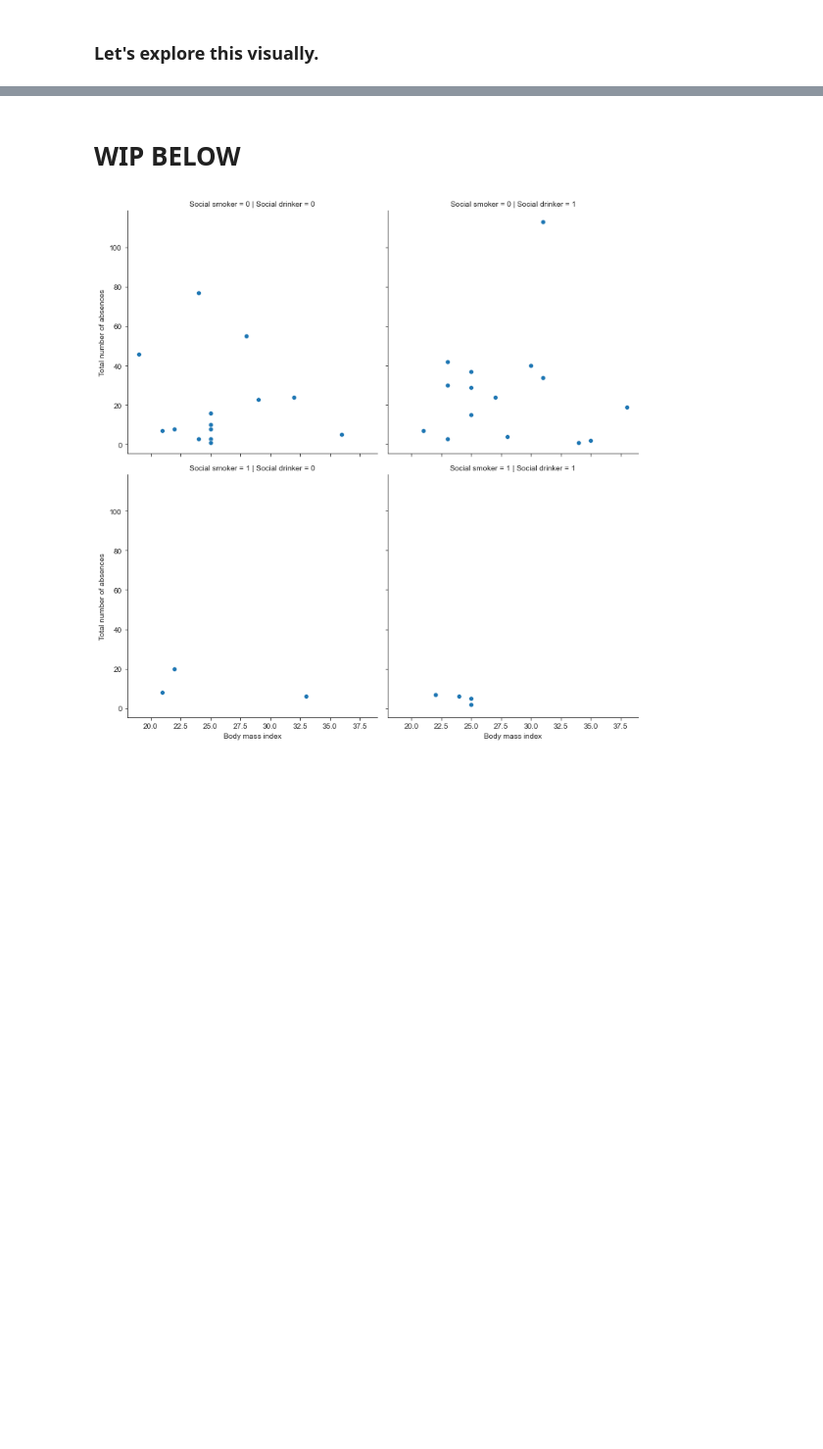
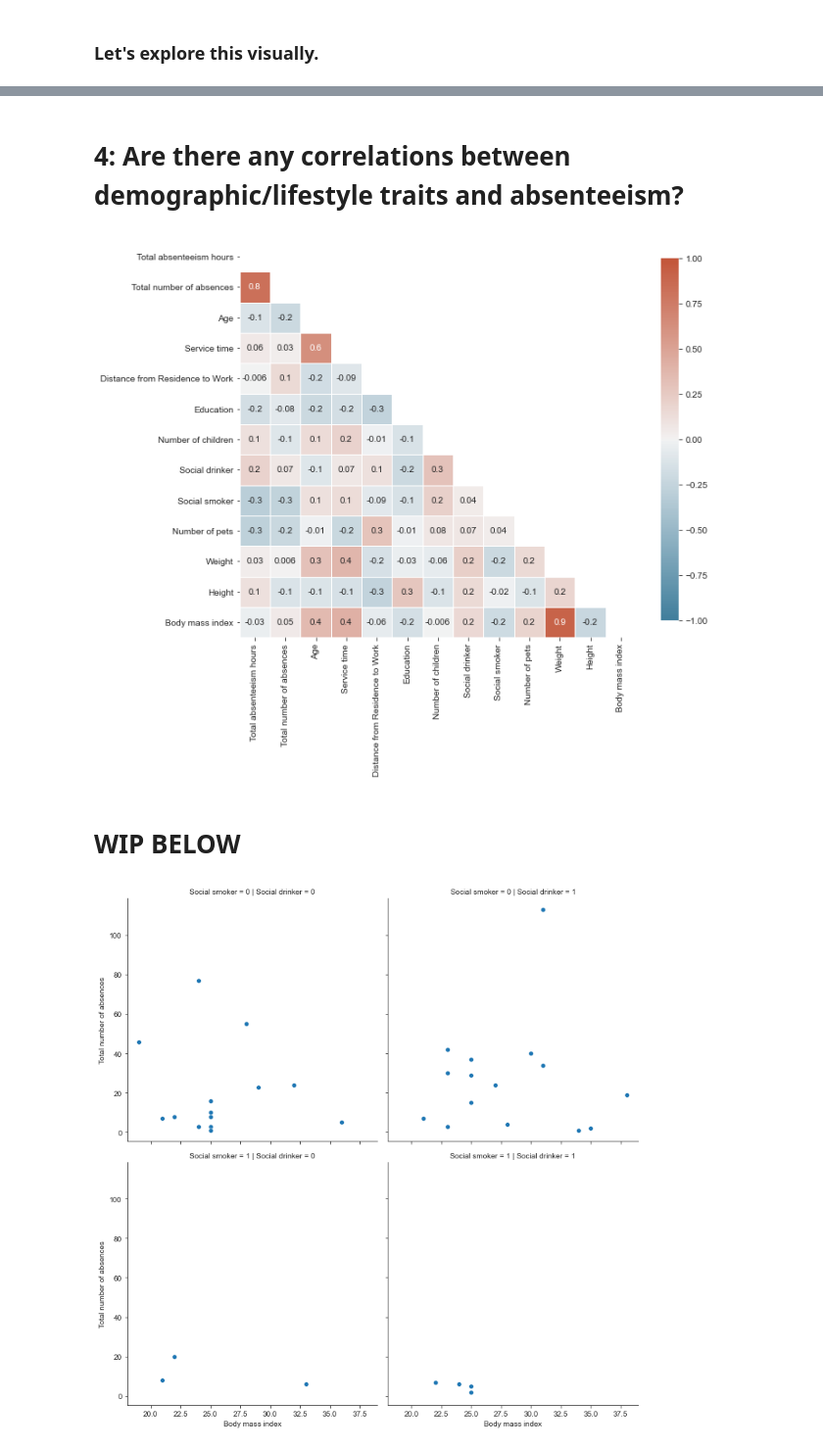
Before and after one commit to diweiho/Absenteeism-at-work, a Jupyter notebook: analysis.ipynb, the cells around one changed output, grey strips where cells are left out. Shown at 98% size. Cells and saved outputs as stored; diff of their text form; code cells hidden in the pictures; blank space fills up the shorter version.

```diff
--- a/analysis.ipynb
+++ b/analysis.ipynb
@@ -327,0 +341,17 @@ plt.show()
+# %% [markdown]
+# 4: Are there any correlations between demographic/lifestyle traits and absenteeism?
+# %%
+# Excluding ID from correlation calculations
+corr = summ_df.iloc[:,1:].corr()
+
+# Mask to remove the top symmetrical portion of the heatmap
+mask = np.triu(corr)
+
+# Plotting correlation heatmap
+fig, ax = plt.subplots(figsize=(10,10))
+cmap = sns.diverging_palette(230, 20, as_cmap=True)
+sns.heatmap(corr, cmap=cmap, mask=mask, vmax=1, vmin=-1, center=0, annot=True, fmt='.1g',
+            square=True, linewidths=0.5, cbar_kws={'shrink':0.75})
+plt.show()
+# %% [output]
+[figure, added]
```
Also changed, not shown: parts of 10 cells of this notebook.
